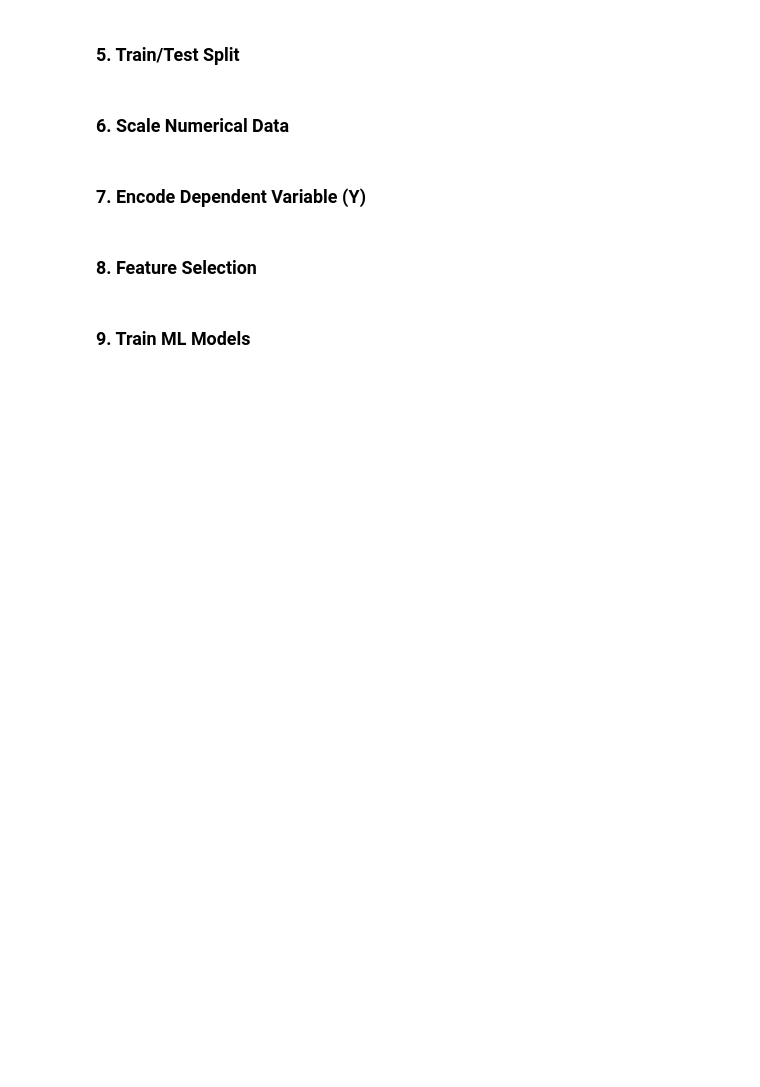
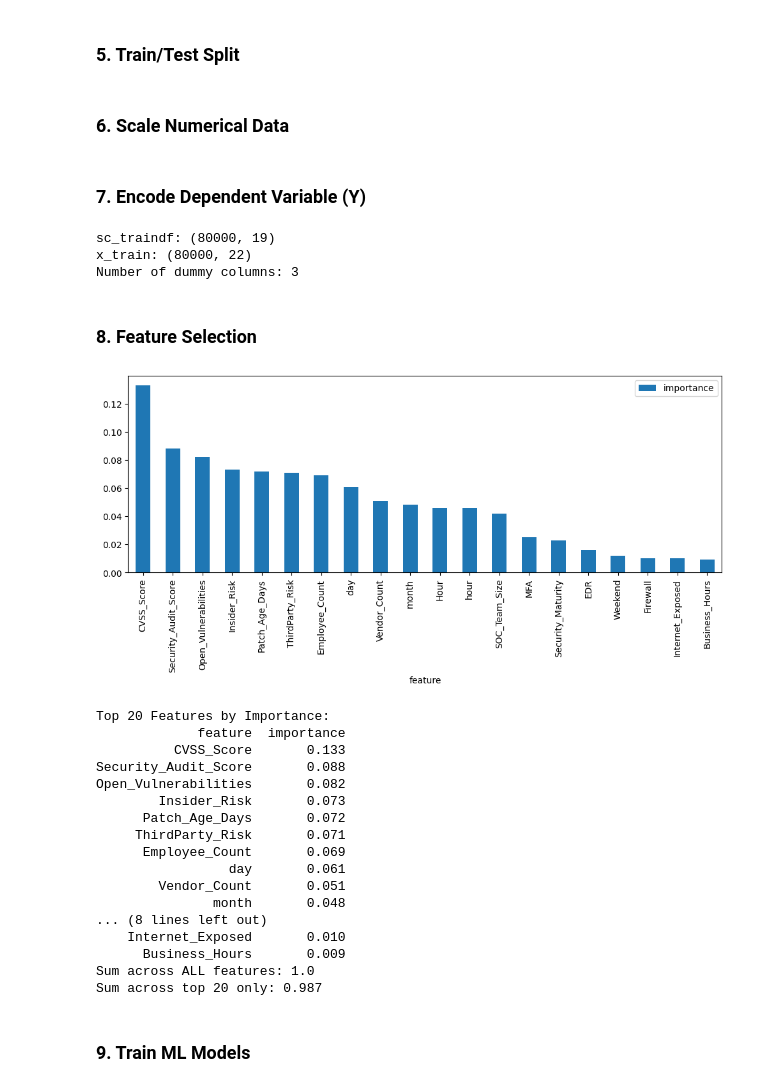
Before and after one commit to Hadieeyyy/solutions_dissertation, a Jupyter notebook: second_attempt/second_attempt.ipynb, the cells around one changed output. Cells and saved outputs as stored; diff of their text form; code cells hidden in the pictures; blank space fills up the shorter version.

```diff
--- a/second_attempt/second_attempt.ipynb
+++ b/second_attempt/second_attempt.ipynb
@@ -247,14 +265,25 @@ x_train, x_test, y_train, y_test = train_test_split(
 )
 
 # Addded this afterwardd to handle imbalalance
-smote = SMOTE(random_state=7)
-x_train, y_train = smote.fit_resample(x_train, y_train)
+# smote = SMOTE(random_state=7)
+# x_train, y_train = smote.fit_resample(x_train, y_train)
+
+x_train['hour'] = pd.to_datetime(x_train['Timestamp']).dt.hour
+x_train['day'] = pd.to_datetime(x_train['Timestamp']).dt.day
+x_train['month'] = pd.to_datetime(x_train['Timestamp']).dt.month
+
+x_test['hour'] = pd.to_datetime(x_test['Timestamp']).dt.hour
+x_test['day'] = pd.to_datetime(x_test['Timestamp']).dt.day
+x_test['month'] = pd.to_datetime(x_test['Timestamp']).dt.month
+
+x_train = x_train.drop('Timestamp', axis=1)
+x_test = x_test.drop('Timestamp', axis=1)
 # %% [markdown]
 ### 6. Scale Numerical Data
 # %%
 scaler = StandardScaler()
-num_cols = x.select_dtypes(include=['int64', 'float64']).columns
-dummy_cols = [c for c in x.columns if c not in num_cols]
+num_cols = x_train.select_dtypes(include=['int64', 'float64']).columns
+dummy_cols = [c for c in x_train.columns if c not in num_cols]
 
 sc_train = scaler.fit_transform(x_train[num_cols])
 sc_test = scaler.transform(x_test[num_cols])
@@ -265,36 +294,71 @@ sc_testdf = pd.DataFrame(sc_test, columns=num_cols, index=x_test.index)
 ### 7. Encode Dependent Variable (Y)
 # %%
 le = LabelEncoder()
-y_train_encoded = le.fit_transform(y_train)
-y_test_encoded = le.transform(y_test)
+Y = le.fit_transform(y_train)
+Y_TEST = le.transform(y_test)
+
+print("sc_traindf:", sc_traindf.shape)
+print("x_train:", x_train.shape)
+print("Number of dummy columns:", len(dummy_cols))
+# %% [output]
+sc_traindf: (80000, 19)
+x_train: (80000, 22)
+Number of dummy columns: 3
 # %%
 # I am reassigning dataframes to variables with simpler names for ease
 
 X = pd.concat([sc_traindf, x_train[dummy_cols].astype(int)], axis=1)
-Y = y_train_encoded.copy()
+# Y = y_train_encoded.copy()
 X_TEST = pd.concat([sc_testdf, x_test[dummy_cols].astype(int)], axis=1)
-Y_TEST = y_test_encoded.copy()
+# Y_TEST = y_test_encoded.copy()
 # %% [markdown]
 ### 8. Feature Selection
 # %%
 # Define and train the feature classifier
 rfc = RandomForestClassifier(random_state=7)
 rfc.fit(X, Y)
 
 # Create a dataframe showing features against their importance score
 importances = pd.DataFrame({
     'feature': X.columns,
     'importance': np.round(rfc.feature_importances_, 3)
 }).sort_values('importance', ascending=False)
 
+
 # Plot a bar chart for visualisation
-importances.head(25).plot.bar(figsize=(12, 4), x = 'feature', y='importance')
+importances.head(20).plot.bar(figsize=(12, 4), x = 'feature', y='importance')
 plt.show()
 
+# Print each of the top 20 features with their importance score
+print("\nTop 20 Features by Importance:")
+print(importances.head(20).to_string(index=False))
+
+print("Sum across ALL features:", importances['importance'].sum())
+print("Sum across top 20 only:", importances.head(20)['importance'].sum())
+
 # Feature only the top features in X (train and Test)
-top_features = importances.head(25)['feature'].tolist()
+top_features = importances.head(20)['feature'].tolist()
 X = X[top_features]
 X_TEST = X_TEST[top_features]
+# %% [output]
+[figure, added]
+Top 20 Features by Importance:
+             feature  importance
+          CVSS_Score       0.133
+Security_Audit_Score       0.088
+Open_Vulnerabilities       0.082
+        Insider_Risk       0.073
+      Patch_Age_Days       0.072
+     ThirdParty_Risk       0.071
+      Employee_Count       0.069
+                 day       0.061
+        Vendor_Count       0.051
+               month       0.048
+... (8 lines left out)
+    Internet_Exposed       0.010
+      Business_Hours       0.009
+Sum across ALL features: 1.0
+Sum across top 20 only: 0.987
 # %% [markdown]
 ### 9. Train ML Models
 # %%
```
Also changed, not shown: parts of 9 cells of this notebook.
